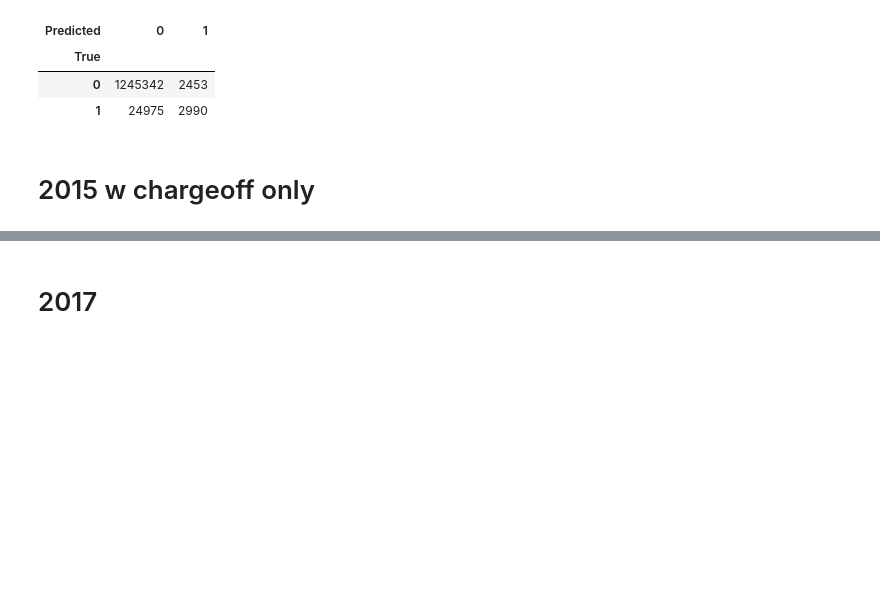
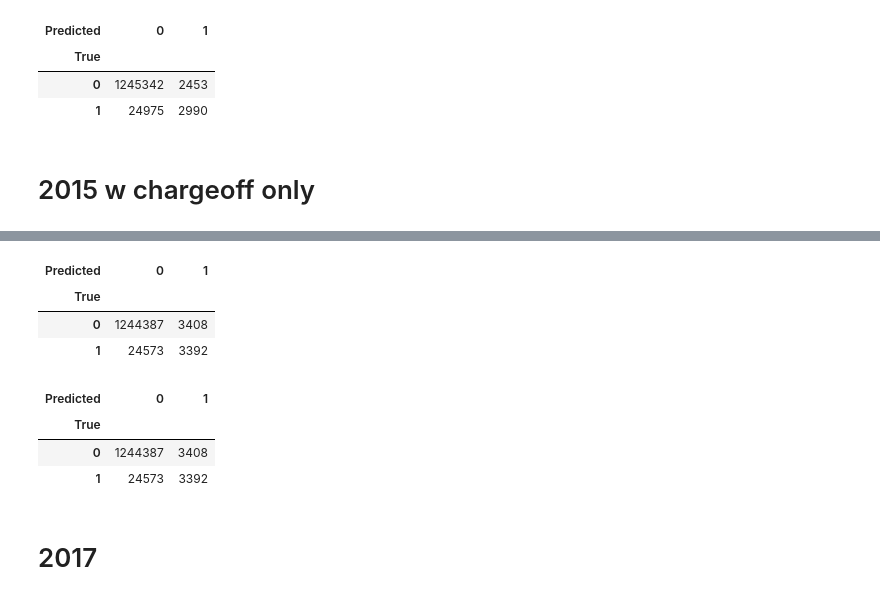
Before and after one commit to adamcoop9889/loan_defaults, a Jupyter notebook: loan_defaults.ipynb, the cells around one changed output, grey strips where cells are left out. Drawn from its saved outputs; the diff is of its cells as text; code cells hidden in the pictures; blank space fills up the shorter version.

```diff
--- a/loan_defaults.ipynb
+++ b/loan_defaults.ipynb
@@ -1267,3 +1315,17 @@ conf_matrix['LogisticRegression'] #the confidence matrix for logistic regression
+# %%
+conf_matrix['RandomForestClassifier'] #the confidence matrix for random forest
+# %% [output]
+| Predicted | 0 | 1 |
+| True |  |  |
+| 0 | 1244387 | 3408 |
+| 1 | 24573 | 3392 |
+# %%
+conf_matrix['LogisticRegression'] #the confidence matrix for random forest
+# %% [output]
+| Predicted | 0 | 1 |
+| True |  |  |
+| 0 | 1244387 | 3408 |
+| 1 | 24573 | 3392 |
 # %% [markdown]
 # 2017
 # %%
```
Also changed, not shown: parts of 16 cells of this notebook.
